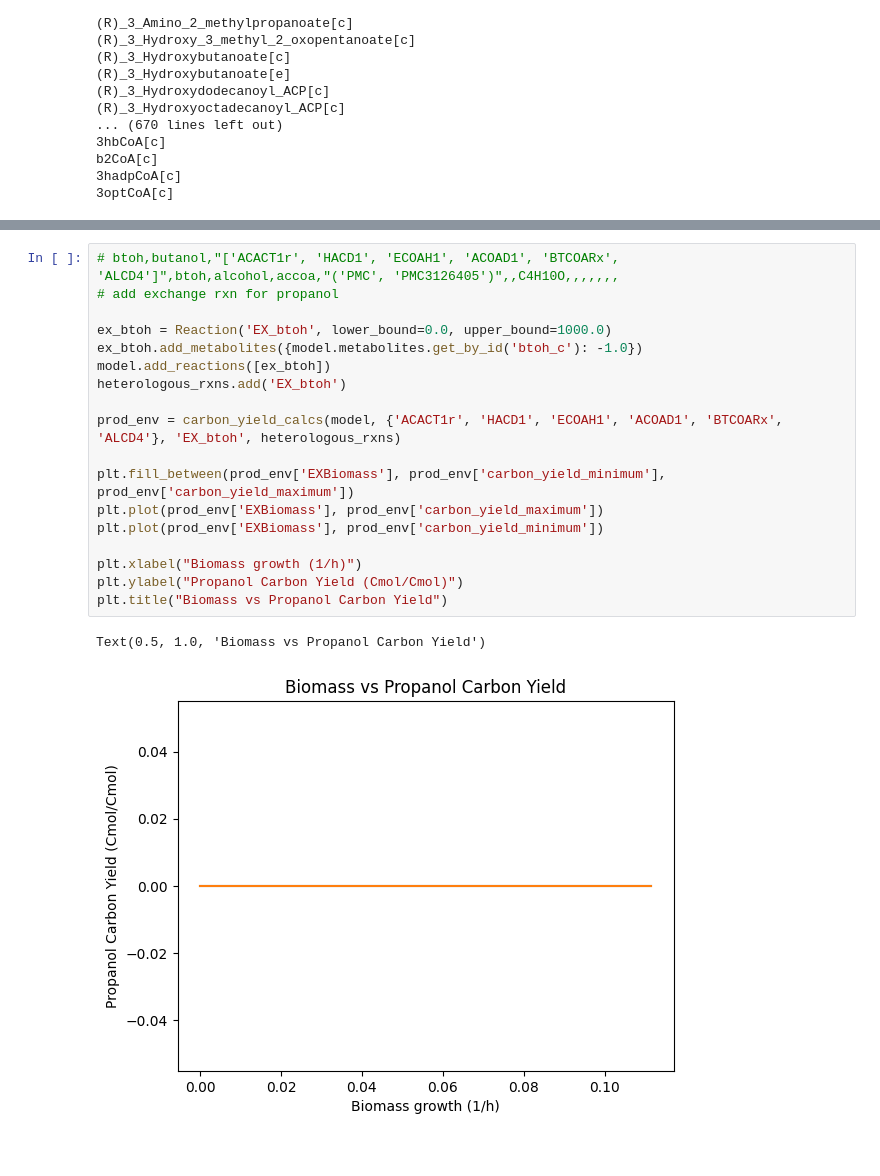
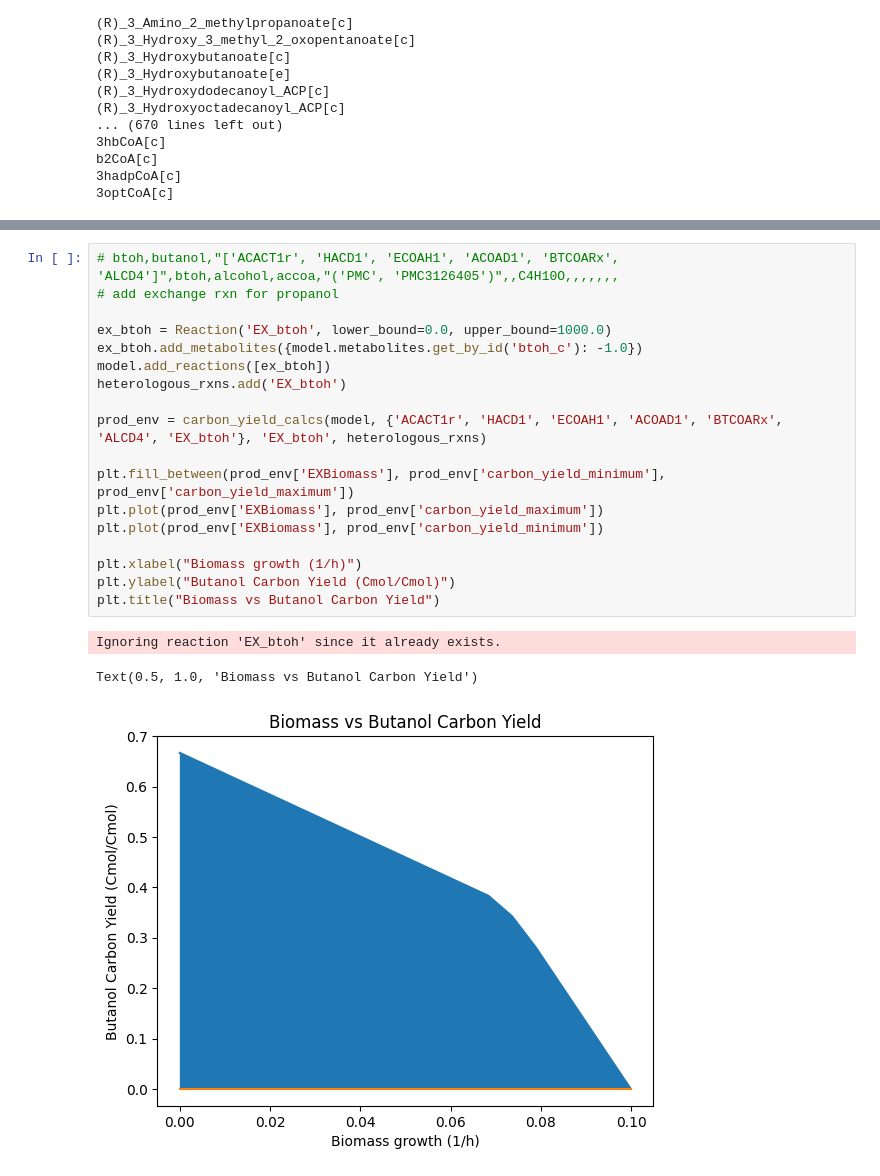
Before and after one commit to matthewkchung/iBag, a Jupyter notebook: test.ipynb, the cells around one changed output, grey strips where cells are left out. Cells and saved outputs as stored; diff of their text form.

Commit message:
code refactor and fixed propanol and butanol phenotypic phase planes

```diff
--- a/test.ipynb
+++ b/test.ipynb
@@ -215,21 +248,22 @@ Text(0.5, 1.0, 'Biomass vs Propanol Carbon Yield')
 # %%
 # btoh,butanol,"['ACACT1r', 'HACD1', 'ECOAH1', 'ACOAD1', 'BTCOARx', 'ALCD4']",btoh,alcohol,accoa,"('PMC', 'PMC3126405')",,C4H10O,,,,,,,
 # add exchange rxn for propanol
 
 ex_btoh = Reaction('EX_btoh', lower_bound=0.0, upper_bound=1000.0)
 ex_btoh.add_metabolites({model.metabolites.get_by_id('btoh_c'): -1.0})
 model.add_reactions([ex_btoh])
 heterologous_rxns.add('EX_btoh')
 
-prod_env = carbon_yield_calcs(model, {'ACACT1r', 'HACD1', 'ECOAH1', 'ACOAD1', 'BTCOARx', 'ALCD4'}, 'EX_btoh', heterologous_rxns)
+prod_env = carbon_yield_calcs(model, {'ACACT1r', 'HACD1', 'ECOAH1', 'ACOAD1', 'BTCOARx', 'ALCD4', 'EX_btoh'}, 'EX_btoh', heterologous_rxns)
 
 plt.fill_between(prod_env['EXBiomass'], prod_env['carbon_yield_minimum'], prod_env['carbon_yield_maximum'])
 plt.plot(prod_env['EXBiomass'], prod_env['carbon_yield_maximum'])
 plt.plot(prod_env['EXBiomass'], prod_env['carbon_yield_minimum'])
 
 plt.xlabel("Biomass growth (1/h)")
-plt.ylabel("Propanol Carbon Yield (Cmol/Cmol)")
-plt.title("Biomass vs Propanol Carbon Yield")
+plt.ylabel("Butanol Carbon Yield (Cmol/Cmol)")
+plt.title("Biomass vs Butanol Carbon Yield")
 # %% [output]
-Text(0.5, 1.0, 'Biomass vs Propanol Carbon Yield')
+Ignoring reaction 'EX_btoh' since it already exists.
+Text(0.5, 1.0, 'Biomass vs Butanol Carbon Yield')
-[figure, old version]
+[figure, new version]
```
Also changed, not shown: parts of 11 cells of this notebook.
